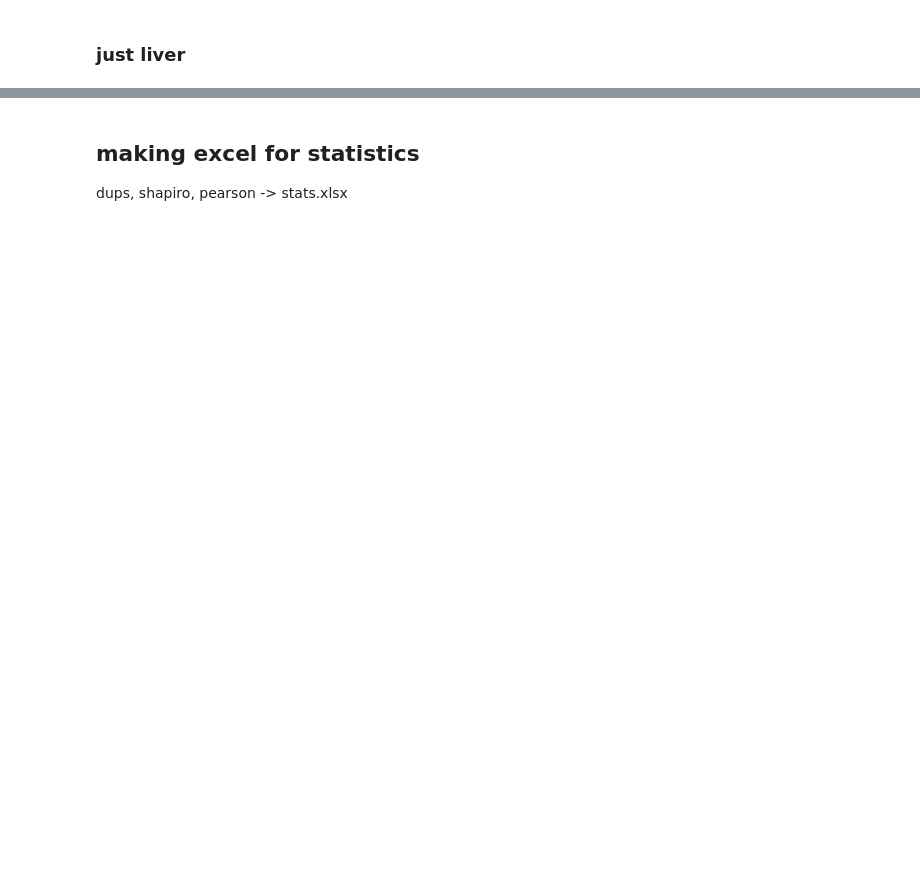
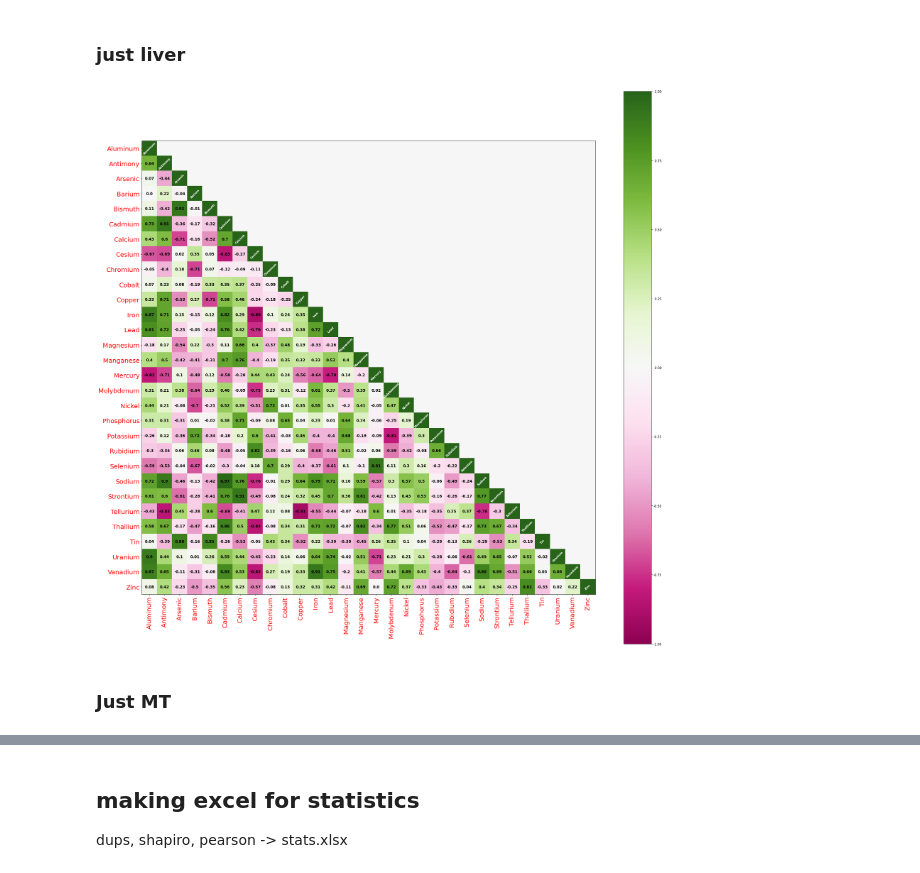
Before and after one commit to amirmtaghizadegan/Sturgeon, a Jupyter notebook: dup.ipynb, the cells around one changed output, grey strips where cells are left out. Cells and saved outputs as stored; diff of their text form; code cells hidden in the pictures; blank space fills up the shorter version.

```diff
--- a/dup.ipynb
+++ b/dup.ipynb
@@ -207,23 +184,30 @@ KeyError: 0
 # %% [markdown]
 ### just liver
 # %%
-corr_matrix_liver = np.corrcoef(data.loc[np.logical_and(data["Units"] == "mg/kg wwt", ~np.all(lt_id == True, axis = 1)), x[x.str.contains("Liver")]].to_numpy("single").T, rowvar=False).round(decimals = 2)
+lt_id = lt_track[:, 3:]
+row_id = np.logical_and(data["Units"].to_numpy() == "mg/kg wwt", ~np.all(lt_id[:, Liver_id] == True, axis = 1))
+corr_matrix_liver = np.corrcoef(data.loc[row_id, x[Liver_id]].to_numpy("single").T, rowvar=False).round(decimals = 2)
+elements = data["Analyte"].loc[row_id].to_numpy()
 # %%
-fig, ax = plt.subplots(figsize = (20, 20))
+fig, ax = plt.subplots(figsize = (32, 32))
 cmap = plt.cm.PiYG
 im = ax.imshow(np.tril(corr_matrix_liver, k=0), cmap=cmap)
 fig.set_facecolor("white")
 im.set_clim(-1, 1)
 ax.grid(False)
 ax.xaxis.set_ticks(np.arange(corr_matrix_liver.shape[0]), elements, rotation = 90, color = "r", fontsize = 20)
 ax.yaxis.set_ticks(np.arange(corr_matrix_liver.shape[0]), elements, color = "r", fontsize = 20)
 # ax.set_ylim(2.5, -0.5)
 for i in np.arange(corr_matrix_liver.shape[0]):
     ax.text(i, i, elements[i], ha = 'center', va = 'center',
             color = 'white', fontsize = 9, rotation = 45, fontweight = "bold")
     for j in np.arange(i):
-        ax.text(j, i, corr_matrix[i, j], ha='center', va='center',
+        ax.text(j, i, corr_matrix_liver[i, j], ha='center', va='center',
                 color='k', fontsize = 12, fontweight = "bold")
 cbar = ax.figure.colorbar(im, ax=ax, format='% .2f')
 plt.savefig("./pics/pearson.png")
 plt.show()
+# %% [output]
+[figure, added]
+# %% [markdown]
+### Just MT
```
Also changed, not shown: parts of 11 cells of this notebook, 1 other file.
